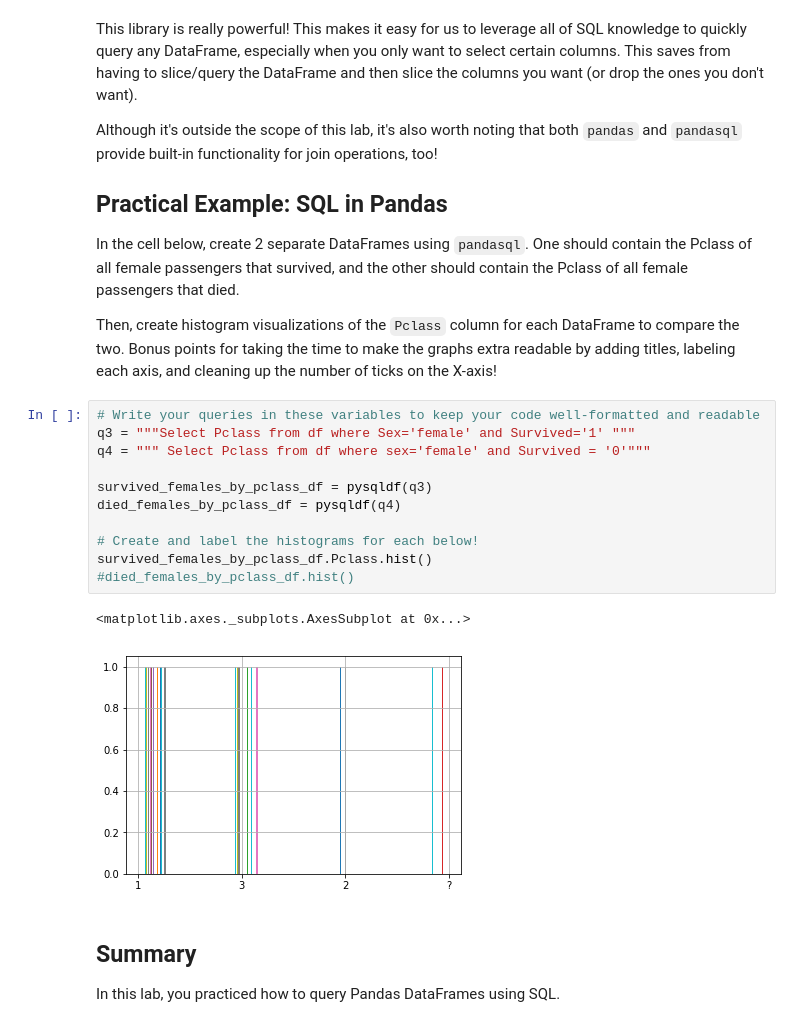
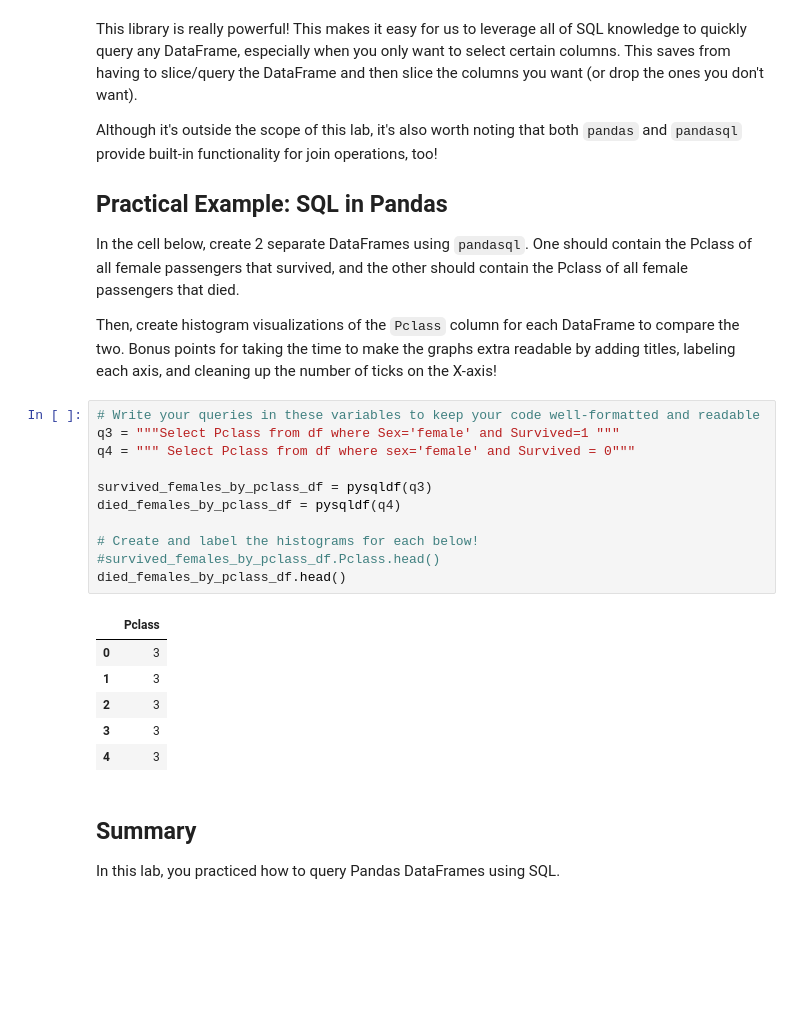
Before and after one commit to ortsed/dsc-using-sql-with-pandas-lab-dc-ds-career-042219, a Jupyter notebook: index.ipynb, the cells around one changed output. Cells and saved outputs as stored; diff of their text form; blank space fills up the shorter version.

```diff
--- a/index.ipynb
+++ b/index.ipynb
@@ -298,18 +298,22 @@ In the cell below, create 2 separate DataFrames using `pandasql`.  One should co
 Then, create histogram visualizations of the `Pclass` column for each DataFrame to compare the two.  Bonus points for taking the time to make the graphs extra readable by adding titles, labeling each axis, and cleaning up the number of ticks on the X-axis!
 # %%
 # Write your queries in these variables to keep your code well-formatted and readable
-q3 = """Select Pclass from df where Sex='female' and Survived='1' """
-q4 = """ Select Pclass from df where sex='female' and Survived = '0'"""
+q3 = """Select Pclass from df where Sex='female' and Survived=1 """
+q4 = """ Select Pclass from df where sex='female' and Survived = 0"""
 
 survived_females_by_pclass_df = pysqldf(q3)
 died_females_by_pclass_df = pysqldf(q4)
 
 # Create and label the histograms for each below!
-survived_females_by_pclass_df.Pclass.hist()
-#died_females_by_pclass_df.hist()
+#survived_females_by_pclass_df.Pclass.head()
+died_females_by_pclass_df.head()
 # %% [output]
-<matplotlib.axes._subplots.AxesSubplot at 0x...>
-[figure, removed]
+|  | Pclass |
+| 0 | 3 |
+| 1 | 3 |
+| 2 | 3 |
+| 3 | 3 |
+| 4 | 3 |
 # %% [markdown]
 ## Summary
 
```
